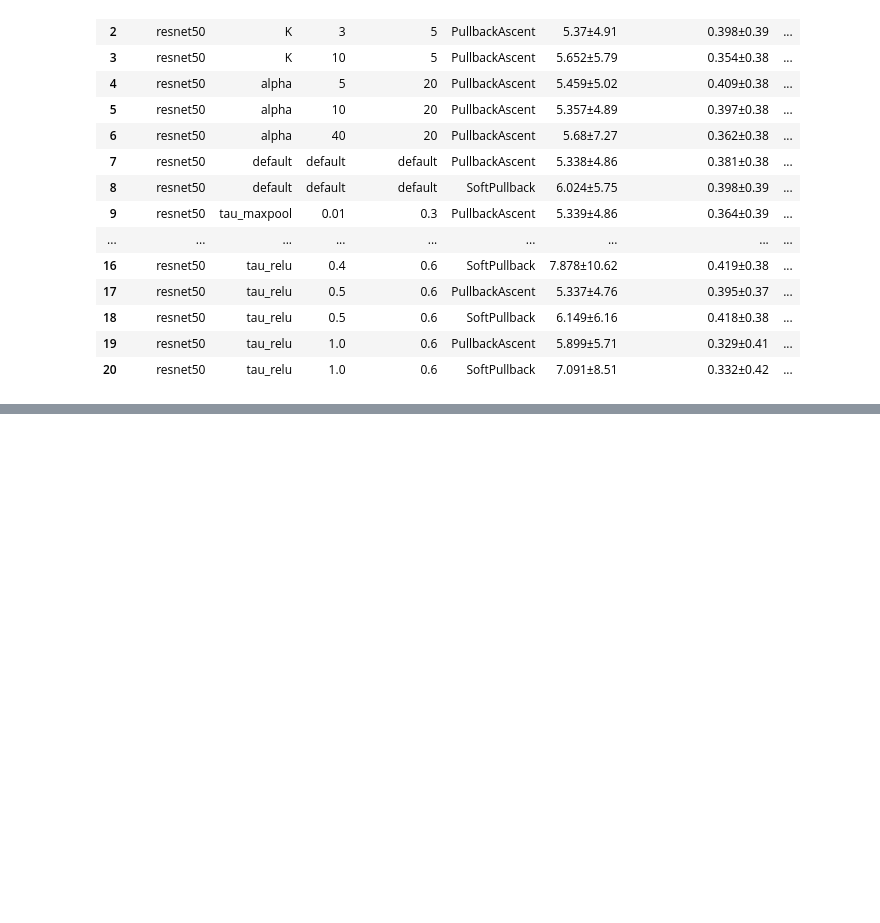
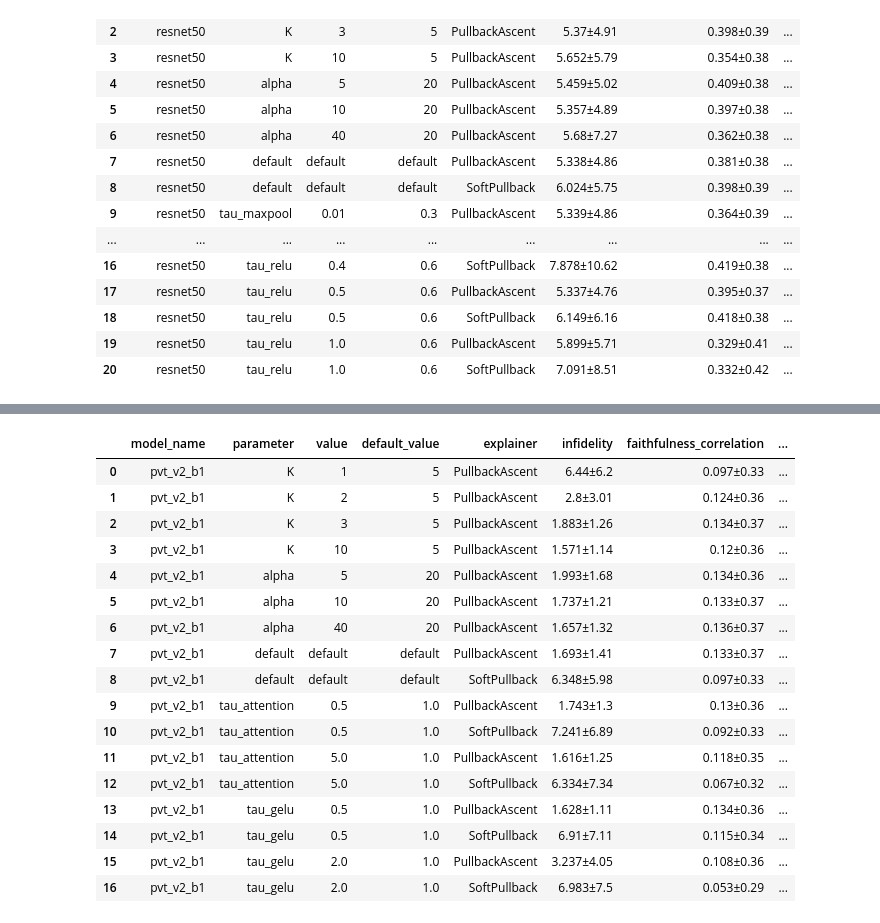
Before and after one commit to 314-Foundation/SemanticPullbacks, a Jupyter notebook: notebooks/verify_results.ipynb, the cells around one changed output, grey strips where cells are left out. Cells and saved outputs as stored; diff of their text form; code cells hidden in the pictures; blank space fills up the shorter version.

Commit message:
done ablations in test mode

```diff
--- a/notebooks/verify_results.ipynb
+++ b/notebooks/verify_results.ipynb
@@ -210,0 +284,68 @@ Saved CSV: results\quantus_ablations_model_name=resnet50_n_batches=25_test_mode=
+# %%
+from pathlib import Path
+import numpy as np
+import pandas as pd
+from IPython.display import display
+
+# Output file from evaluate_ablations.py
+pkl_path = Path("results/quantus_ablations_model_name=pvt_v2_b1_n_batches=25_test_mode=test.pkl")
+# pkl_path = Path("results/quantus_ablations_model_name=resnet50.pkl")
+csv_path = pkl_path.with_name(pkl_path.stem + "_summary.csv")
+
+if not pkl_path.exists():
+    raise FileNotFoundError(f"File not found: {pkl_path}")
+
+df = pd.read_pickle(pkl_path)
+meta_cols = ["model_name", "parameter", "value", "default_value", "explainer"]
+
+metric_cols = [
+    col
+    for col in df.columns
+    if col not in meta_cols and not col.startswith("is_default")
+]
+group_cols = ["model_name", "parameter", "value", "default_value", "explainer"]
+
+def _as_float_array(value):
+    if isinstance(value, (list, tuple, np.ndarray, pd.Series)):
+        arr = np.asarray(value, dtype=float).reshape(-1)
+    else:
+        arr = np.asarray([value], dtype=float)
+    return arr[np.isfinite(arr)]
+
+def _format_val(x, precision=3):
+    if np.isnan(x):
+        return ""
+    if abs(x) >= 1e4 or (abs(x) > 0 and abs(x) < 1e-3):
+        return f"{x:.2e}"
+    s = f"{x:.{precision}f}"
+    return s.rstrip("0").rstrip(".") if "." in s else s
+
+def _format_mean_std(arr, precision=3):
+    if arr.size == 0:
+        return ""
+    mean = arr.mean()
+    std = arr.std()
+    mean_str = _format_val(mean, precision=precision)
+    std_str = _format_val(std, precision=max(1, precision - 1))
+    return f"{mean_str}±{std_str}"
+
+summary_rows = []
+for _, row in df.iterrows():
+    base = {col: row[col] for col in group_cols}
+    for metric in metric_cols:
+        arr = _as_float_array(row[metric])
+        base[metric] = _format_mean_std(arr, precision=3)
+    summary_rows.append(base)
+
+summary = (
+    pd.DataFrame(summary_rows)
+    .sort_values(["model_name", "parameter", "value", "explainer"])
+    .reset_index(drop=True)
+)
+
+summary.to_csv(csv_path, index=False)
+
+print(f"Loaded: {pkl_path}")
+print(f"Saved CSV: {csv_path}")
+display(summary)
+# %% [output]
@@ -210,0 +354,18 @@ Saved CSV: results\quantus_ablations_model_name=resnet50_n_batches=25_test_mode=
+|  | model_name | parameter | value | default_value | explainer | infidelity | faithfulness_correlation | ... |
+| 0 | pvt_v2_b1 | K | 1 | 5 | PullbackAscent | 6.44±6.2 | 0.097±0.33 | ... |
+| 1 | pvt_v2_b1 | K | 2 | 5 | PullbackAscent | 2.8±3.01 | 0.124±0.36 | ... |
+| 2 | pvt_v2_b1 | K | 3 | 5 | PullbackAscent | 1.883±1.26 | 0.134±0.37 | ... |
+| 3 | pvt_v2_b1 | K | 10 | 5 | PullbackAscent | 1.571±1.14 | 0.12±0.36 | ... |
+| 4 | pvt_v2_b1 | alpha | 5 | 20 | PullbackAscent | 1.993±1.68 | 0.134±0.36 | ... |
+| 5 | pvt_v2_b1 | alpha | 10 | 20 | PullbackAscent | 1.737±1.21 | 0.133±0.37 | ... |
+| 6 | pvt_v2_b1 | alpha | 40 | 20 | PullbackAscent | 1.657±1.32 | 0.136±0.37 | ... |
+| 7 | pvt_v2_b1 | default | default | default | PullbackAscent | 1.693±1.41 | 0.133±0.37 | ... |
+| 8 | pvt_v2_b1 | default | default | default | SoftPullback | 6.348±5.98 | 0.097±0.33 | ... |
+| 9 | pvt_v2_b1 | tau_attention | 0.5 | 1.0 | PullbackAscent | 1.743±1.3 | 0.13±0.36 | ... |
+| 10 | pvt_v2_b1 | tau_attention | 0.5 | 1.0 | SoftPullback | 7.241±6.89 | 0.092±0.33 | ... |
+| 11 | pvt_v2_b1 | tau_attention | 5.0 | 1.0 | PullbackAscent | 1.616±1.25 | 0.118±0.35 | ... |
+| 12 | pvt_v2_b1 | tau_attention | 5.0 | 1.0 | SoftPullback | 6.334±7.34 | 0.067±0.32 | ... |
+| 13 | pvt_v2_b1 | tau_gelu | 0.5 | 1.0 | PullbackAscent | 1.628±1.11 | 0.134±0.36 | ... |
+| 14 | pvt_v2_b1 | tau_gelu | 0.5 | 1.0 | SoftPullback | 6.91±7.11 | 0.115±0.34 | ... |
+| 15 | pvt_v2_b1 | tau_gelu | 2.0 | 1.0 | PullbackAscent | 3.237±4.05 | 0.108±0.36 | ... |
+| 16 | pvt_v2_b1 | tau_gelu | 2.0 | 1.0 | SoftPullback | 6.983±7.5 | 0.053±0.29 | ... |
```
Also changed, not shown: parts of 2 cells of this notebook, 6 other files.
